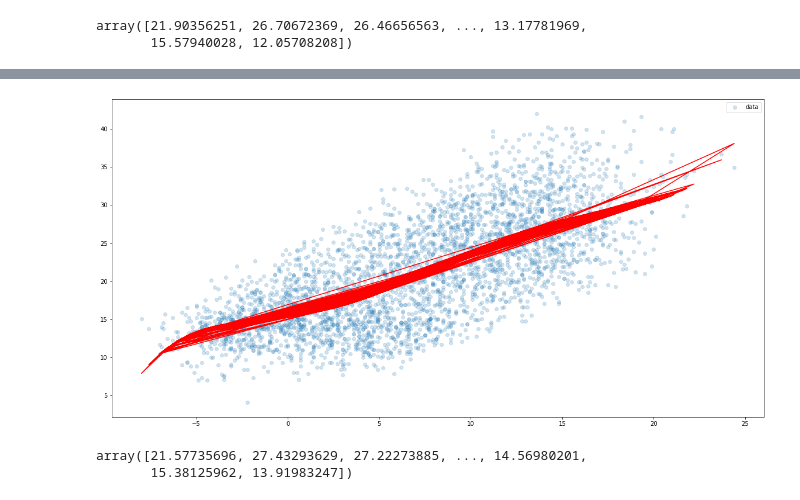
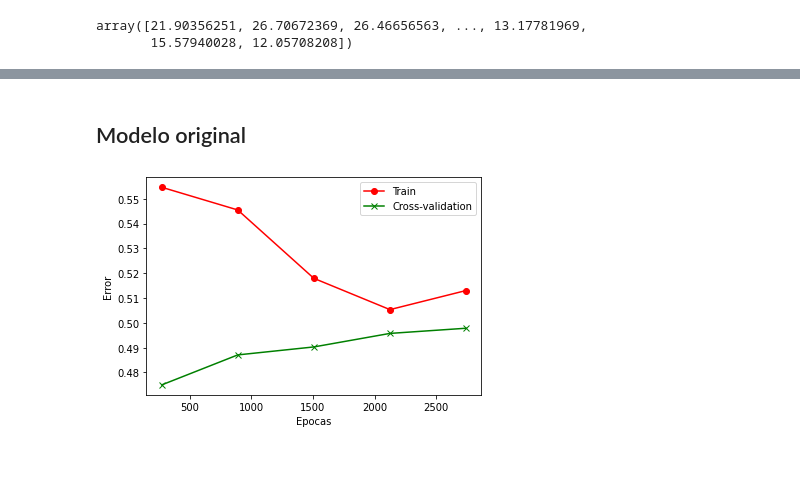
Before and after one commit to Keyuan01/TC3006C_Modulo2_ML, a Jupyter notebook: entregables/analisis.ipynb, the cells around one changed output, grey strips where cells are left out. Drawn from its saved outputs; the diff is of its cells as text; code cells hidden in the pictures; blank space fills up the shorter version.

```diff
--- a/entregables/analisis.ipynb
+++ b/entregables/analisis.ipynb
@@ -88,2 +83,0 @@ poly_features = poly.fit_transform(x)
-# %%
-model.fit(poly_features, y)
@@ -98,13 +84,24 @@ array([21.57735696, 27.43293629, 27.22273885, ..., 14.56980201,
-# %%
-fig, ax = plt.subplots(figsize=(20, 10))
-ax.plot(x, y, 'o', alpha=0.2, label="data")
-ax.plot(x, y_predicted, 'r-')
-ax.legend(loc='best')
-plt.show()
-# %% [output]
-[figure, removed]
-# %%
-y_predicted
-# %% [output]
-array([21.57735696, 27.43293629, 27.22273885, ..., 14.56980201,
-       15.38125962, 13.91983247])
+# %% [markdown]
+## Modelo original
+# %%
+# Separación de train (2/3) y test (1/3)
+X_train, X_test, y_train, y_test = train_test_split(x, y, test_size=0.33)
+# %%
+# Entranar el modelo para train
+model_train = LinearRegression(fit_intercept=True).fit(X_train, y_train)
+# %%
+train_sizes, train_scores, test_scores = learning_curve(model_train, x, y)
+
+train_mean = np.mean(train_scores, axis=1)
+train_std = np.std(train_scores, axis=1)
+
+test_mean = np.mean(test_scores, axis=1)
+test_std = np.std(test_scores, axis=1)
+plt.plot(train_sizes, train_mean, "o-", color="r", label='Train')
+plt.plot(train_sizes, test_mean, "x-", color="g", label='Cross-validation')
+plt.xlabel("Epocas")
+plt.ylabel("Error")
+plt.legend(loc="best")
+plt.show()
+# %% [output]
+[figure, added]
```
Also changed, not shown: parts of 16 cells of this notebook, 2 other files.
